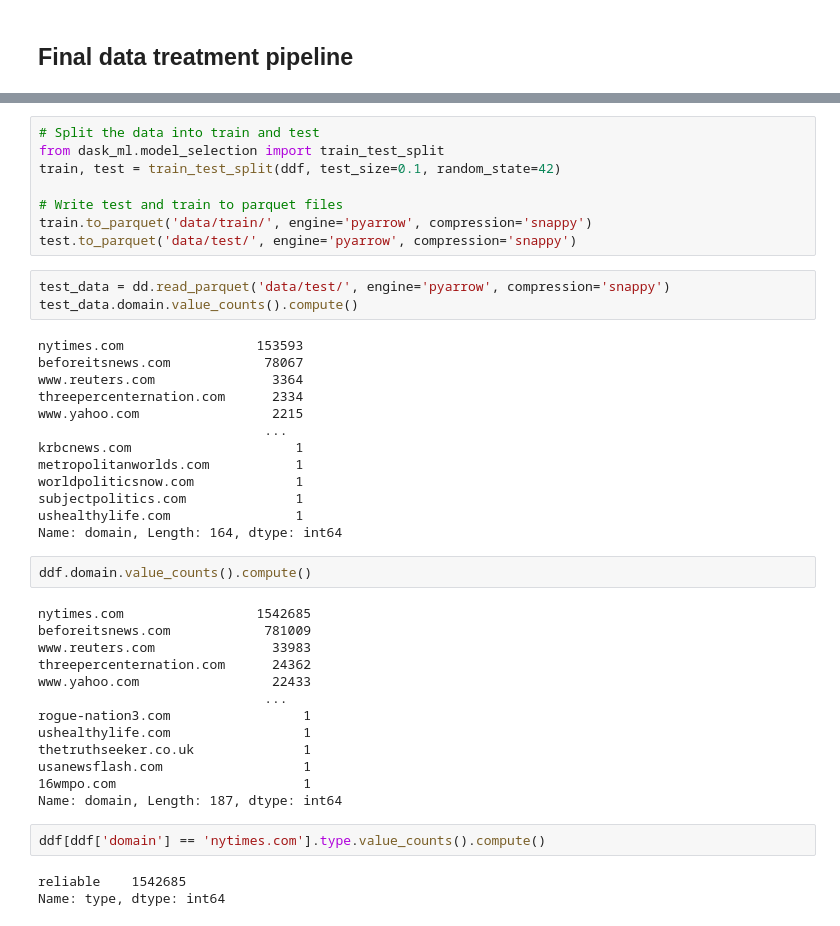
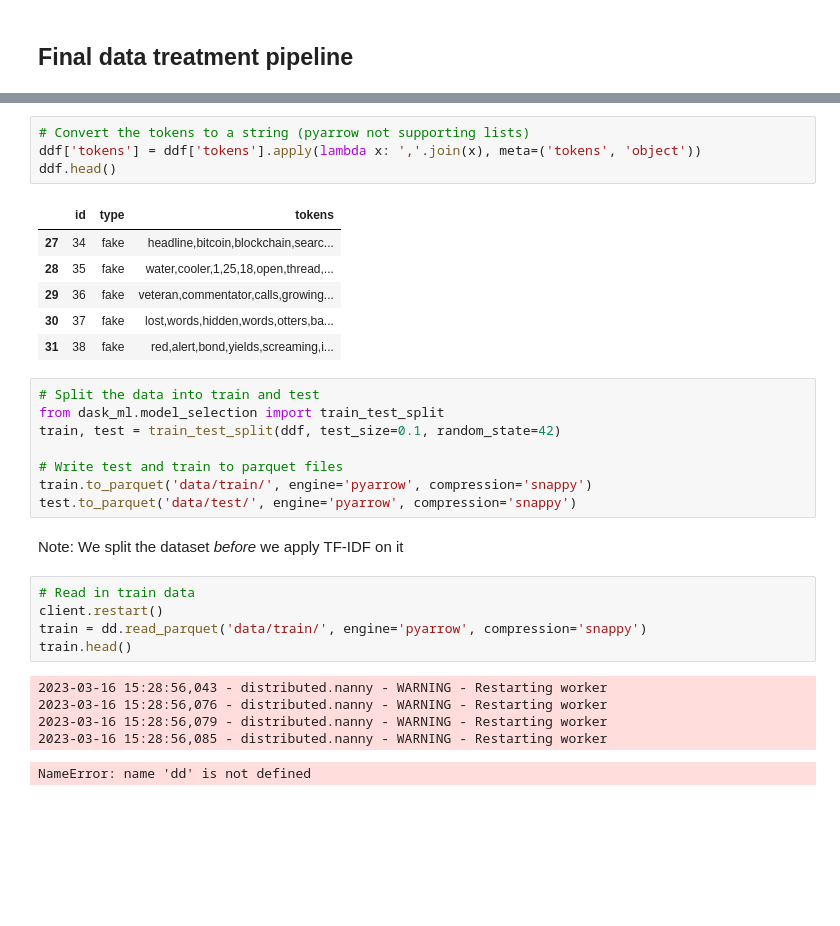
Before and after one commit to KristianDamPedersen/fakenewsproject, a Jupyter notebook: main_notebook.ipynb, the cells around one changed output, grey strips where cells are left out. Drawn from its saved outputs; the diff is of its cells as text; blank space fills up the shorter version.

```diff
--- a/test_val_train_split.ipynb
+++ b/main_notebook.ipynb
@@ -383,3 +365,14 @@ Name: type, dtype: int64
+# %%
+# Convert the tokens to a string (pyarrow not supporting lists)
+ddf['tokens'] = ddf['tokens'].apply(lambda x: ','.join(x), meta=('tokens', 'object'))
+ddf.head()
+# %% [output]
+|  | id | type | tokens |
+| 27 | 34 | fake | headline,bitcoin,blockchain,searc... |
+| 28 | 35 | fake | water,cooler,1,25,18,open,thread,... |
+| 29 | 36 | fake | veteran,commentator,calls,growing... |
+| 30 | 37 | fake | lost,words,hidden,words,otters,ba... |
+| 31 | 38 | fake | red,alert,bond,yields,screaming,i... |
 # %%
 # Split the data into train and test
 from dask_ml.model_selection import train_test_split
@@ -388,39 +381,16 @@ train, test = train_test_split(ddf, test_size=0.1, random_state=42)
 # Write test and train to parquet files
 train.to_parquet('data/train/', engine='pyarrow', compression='snappy')
 test.to_parquet('data/test/', engine='pyarrow', compression='snappy')
+# %% [markdown]
+Note: We split the dataset *before* we apply TF-IDF on it
 # %%
-test_data = dd.read_parquet('data/test/', engine='pyarrow', compression='snappy')
-test_data.domain.value_counts().compute()
+# Read in train data
+client.restart()
+train = dd.read_parquet('data/train/', engine='pyarrow', compression='snappy')
+train.head()
 # %% [output]
-nytimes.com                 153593
-beforeitsnews.com            78067
-www.reuters.com               3364
-threepercenternation.com      2334
-www.yahoo.com                 2215
-                             ...
-krbcnews.com                     1
-metropolitanworlds.com           1
-worldpoliticsnow.com             1
-subjectpolitics.com              1
-ushealthylife.com                1
-Name: domain, Length: 164, dtype: int64
+2023-03-16 15:28:56,043 - distributed.nanny - WARNING - Restarting worker
+2023-03-16 15:28:56,076 - distributed.nanny - WARNING - Restarting worker
+2023-03-16 15:28:56,079 - distributed.nanny - WARNING - Restarting worker
+2023-03-16 15:28:56,085 - distributed.nanny - WARNING - Restarting worker
+NameError: name 'dd' is not defined
-# %%
-ddf.domain.value_counts().compute()
-# %% [output]
-nytimes.com                 1542685
-beforeitsnews.com            781009
-www.reuters.com               33983
-threepercenternation.com      24362
-www.yahoo.com                 22433
-                             ...
-rogue-nation3.com                 1
-ushealthylife.com                 1
-thetruthseeker.co.uk              1
-usanewsflash.com                  1
-16wmpo.com                        1
-Name: domain, Length: 187, dtype: int64
-# %%
-ddf[ddf['domain'] == 'nytimes.com'].type.value_counts().compute()
-# %% [output]
-reliable    1542685
-Name: type, dtype: int64
```
Also changed, not shown: parts of 39 cells of this notebook.
